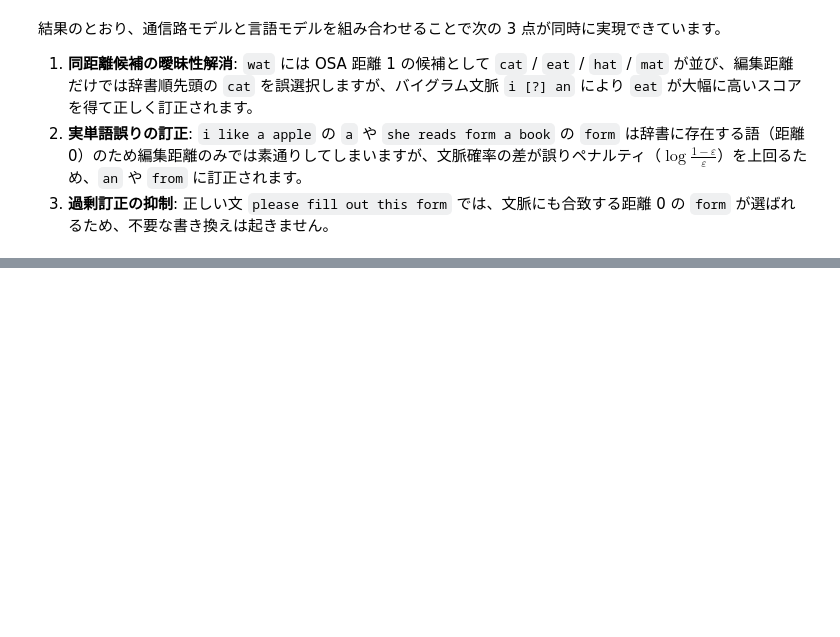
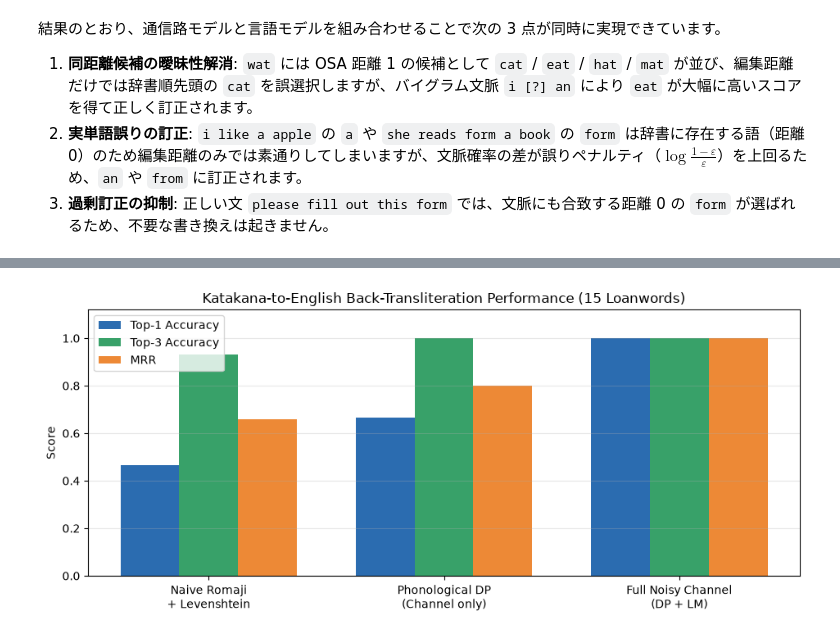
Before and after one commit to mamorlis/nlpbook, a Jupyter notebook: notebooks/ch3_edit_distance_lm.ipynb, the cells around one changed output, grey strips where cells are left out. Drawn from its saved outputs; the diff is of its cells as text; code cells hidden in the pictures; blank space fills up the shorter version.

```diff
--- a/notebooks/ch3_edit_distance_lm.ipynb
+++ b/notebooks/ch3_edit_distance_lm.ipynb
@@ -324,0 +625,86 @@ display(candidate_breakdown("like", "a", "apple"))
+# %%
+TEST_LOANWORDS = [
+    ("アイスクリーム", "ice cream"),
+    ("アプリケーション", "application"),
+    ("アルゴリズム", "algorithm"),
+    ("コンピューター", "computer"),
+    ("チョコレート", "chocolate"),
+    ("インターネット", "internet"),
+    ("ダウンロード", "download"),
+    ("バッテリー", "battery"),
+    ("プロフェッショナル", "professional"),
+    ("レストラン", "restaurant"),
+    ("クラウド", "cloud"),
+    ("ベスト", "best"),
+    ("グラス", "glass"),
+    ("クラウン", "crown"),
+    ("バイオリン", "violin"),
+]
+
+ALPHA_CH = 2.5
+BETA_LM = 0.6
+
+eval_rows = []
+for kata, gold in TEST_LOANWORDS:
+    rom = katakana_to_romaji(kata)
+    jp_u = katakana_to_jp_units(kata)
+
+    rank1 = sorted(CANDIDATES, key=lambda c: (levenshtein_dp(rom, c.replace(" ", ""))[0], c))
+    rank2 = sorted(CANDIDATES, key=lambda c: (round(phonological_dp(get_phrase_phonemes(c), jp_u), 4), c))
+    rank3 = sorted(
+        CANDIDATES,
+        key=lambda c: (-(-ALPHA_CH * phonological_dp(get_phrase_phonemes(c), jp_u) + BETA_LM * lm_log_prob(c)), c),
+    )
+    eval_rows.append({
+        "カタカナ": kata,
+        "正解": gold,
+        "1. ローマ字+Lev": rank1[0],
+        "1順位": rank1.index(gold) + 1,
+        "2. 音韻DPのみ": rank2[0],
+        "2順位": rank2.index(gold) + 1,
+        "3. Noisy Channel": rank3[0],
+        "3順位": rank3.index(gold) + 1,
+    })
+
+res_tl = pd.DataFrame(eval_rows)
+display(res_tl)
+
+metric_rows = []
+for name, col in [
+    ("1. Naive Romaji + Levenshtein", "1順位"),
+    ("2. Phonological DP (Channel only)", "2順位"),
+    ("3. Full Noisy Channel (DP + LM)", "3順位"),
+]:
+    ranks = res_tl[col]
+    metric_rows.append({
+        "モデル": name,
+        "Top-1 Accuracy": round(float((ranks == 1).mean()), 3),
+        "Top-3 Accuracy": round(float((ranks <= 3).mean()), 3),
+        "MRR": round(float((1.0 / ranks).mean()), 3),
+    })
+
+df_tl_metrics = pd.DataFrame(metric_rows)
+display(df_tl_metrics)
+
+print("--- DP 最適アライメント経路（バックトレース） ---")
+for kata, gold in [("アイスクリーム", "ice cream"), ("バイオリン", "violin"), ("アルゴリズム", "algorithm")]:
+    c, path = phonological_dp(get_phrase_phonemes(gold), katakana_to_jp_units(kata), return_alignment=True)
+    print(f"{kata} -> '{gold}' (cost={c:.2f}): {' | '.join(path)}")
+
+# 英語ラベル比較プロット
+fig, ax = plt.subplots(figsize=(9.5, 4.2))
+x = np.arange(len(df_tl_metrics))
+w = 0.25
+ax.bar(x - w, df_tl_metrics["Top-1 Accuracy"], w, label="Top-1 Accuracy", color="#2b6cb0")
+ax.bar(x, df_tl_metrics["Top-3 Accuracy"], w, label="Top-3 Accuracy", color="#38a169")
+ax.bar(x + w, df_tl_metrics["MRR"], w, label="MRR", color="#ed8936")
+ax.set_xticks(x)
+ax.set_xticklabels(["Naive Romaji\n+ Levenshtein", "Phonological DP\n(Channel only)", "Full Noisy Channel\n(DP + LM)"])
+ax.set_ylim(0.0, 1.12)
+ax.set_ylabel("Score")
+ax.set_title("Katakana-to-English Back-Transliteration Performance (15 Loanwords)")
+ax.legend()
+ax.grid(axis="y", alpha=0.3)
+plt.tight_layout()
+plt.show()
+# %% [output]
@@ -324,0 +735 @@ display(candidate_breakdown("like", "a", "apple"))
+[figure, added]
```
Also changed, not shown: parts of 5 cells of this notebook, 5 other files.
